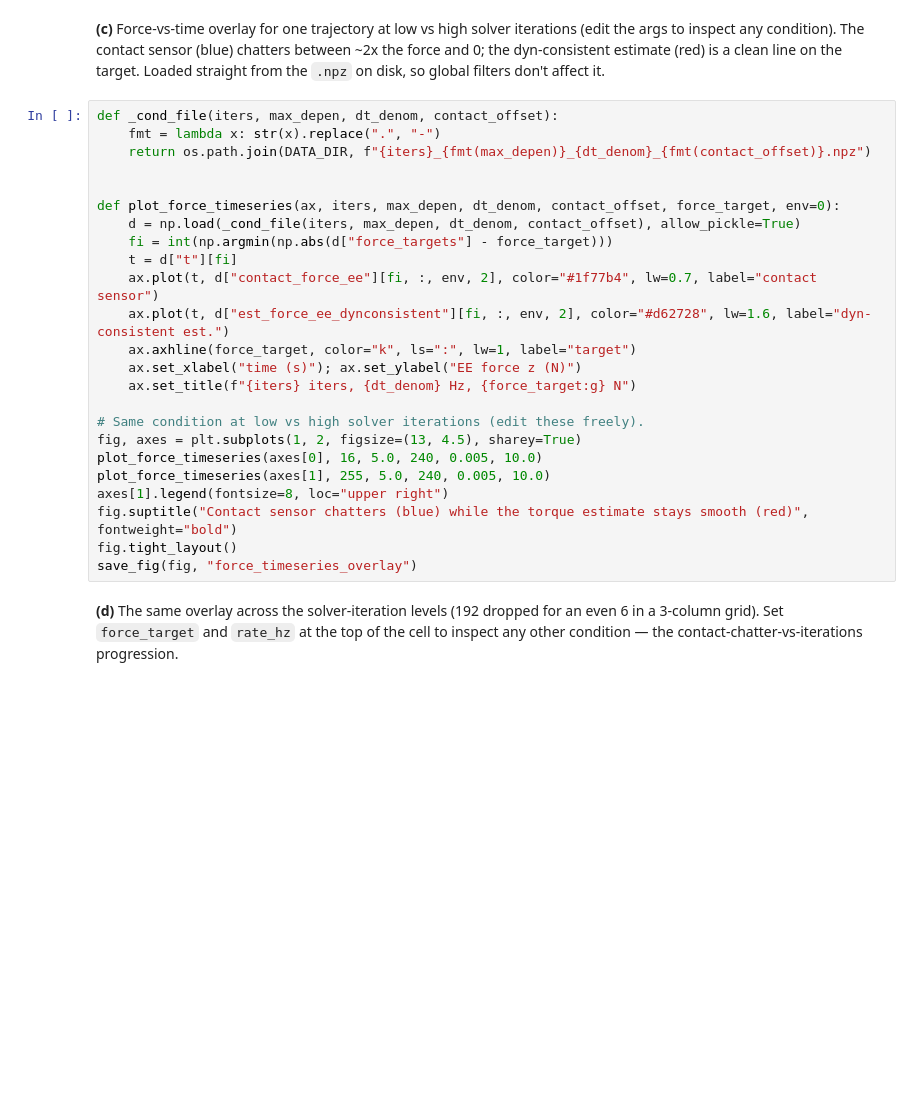
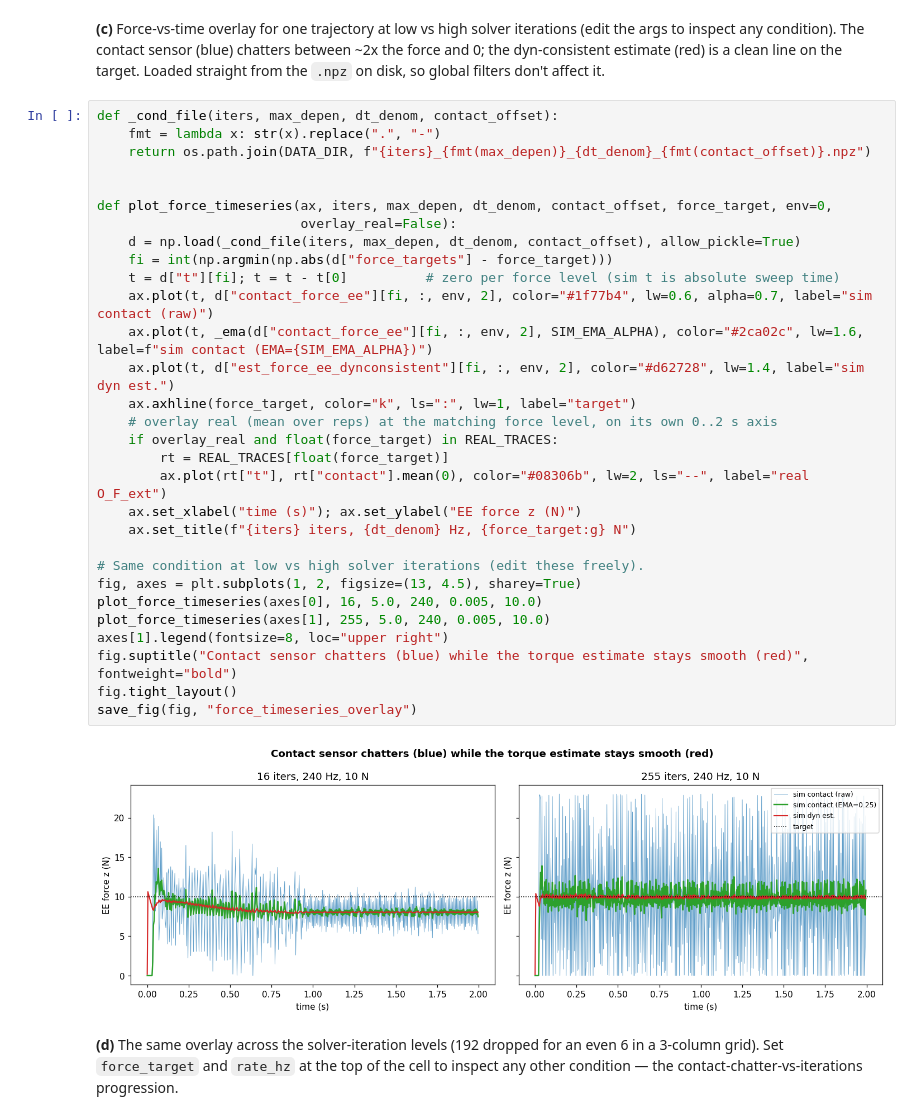
Before and after one commit to RoboNuke/in-contact_sim-real_force_verification, a Jupyter notebook: data_analysis/param_sweep_analysis.ipynb, the cells around one changed output. Drawn from its saved outputs; the diff is of its cells as text; blank space fills up the shorter version.

```diff
--- a/data_analysis/param_sweep_analysis.ipynb
+++ b/data_analysis/param_sweep_analysis.ipynb
@@ -469,27 +570,35 @@ don't affect it.
 # %%
 def _cond_file(iters, max_depen, dt_denom, contact_offset):
     fmt = lambda x: str(x).replace(".", "-")
     return os.path.join(DATA_DIR, f"{iters}_{fmt(max_depen)}_{dt_denom}_{fmt(contact_offset)}.npz")
 
 
-def plot_force_timeseries(ax, iters, max_depen, dt_denom, contact_offset, force_target, env=0):
+def plot_force_timeseries(ax, iters, max_depen, dt_denom, contact_offset, force_target, env=0,
+                          overlay_real=False):
     d = np.load(_cond_file(iters, max_depen, dt_denom, contact_offset), allow_pickle=True)
     fi = int(np.argmin(np.abs(d["force_targets"] - force_target)))
-    t = d["t"][fi]
-    ax.plot(t, d["contact_force_ee"][fi, :, env, 2], color="#1f77b4", lw=0.7, label="contact sensor")
-    ax.plot(t, d["est_force_ee_dynconsistent"][fi, :, env, 2], color="#d62728", lw=1.6, label="dyn-consistent est.")
+    t = d["t"][fi]; t = t - t[0]          # zero per force level (sim t is absolute sweep time)
+    ax.plot(t, d["contact_force_ee"][fi, :, env, 2], color="#1f77b4", lw=0.6, alpha=0.7, label="sim contact (raw)")
+    ax.plot(t, _ema(d["contact_force_ee"][fi, :, env, 2], SIM_EMA_ALPHA), color="#2ca02c", lw=1.6, label=f"sim contact (EMA={SIM_EMA_ALPHA})")
+    ax.plot(t, d["est_force_ee_dynconsistent"][fi, :, env, 2], color="#d62728", lw=1.4, label="sim dyn est.")
     ax.axhline(force_target, color="k", ls=":", lw=1, label="target")
+    # overlay real (mean over reps) at the matching force level, on its own 0..2 s axis
+    if overlay_real and float(force_target) in REAL_TRACES:
+        rt = REAL_TRACES[float(force_target)]
+        ax.plot(rt["t"], rt["contact"].mean(0), color="#08306b", lw=2, ls="--", label="real O_F_ext")
     ax.set_xlabel("time (s)"); ax.set_ylabel("EE force z (N)")
     ax.set_title(f"{iters} iters, {dt_denom} Hz, {force_target:g} N")
 
 # Same condition at low vs high solver iterations (edit these freely).
 fig, axes = plt.subplots(1, 2, figsize=(13, 4.5), sharey=True)
 plot_force_timeseries(axes[0], 16, 5.0, 240, 0.005, 10.0)
 plot_force_timeseries(axes[1], 255, 5.0, 240, 0.005, 10.0)
 axes[1].legend(fontsize=8, loc="upper right")
 fig.suptitle("Contact sensor chatters (blue) while the torque estimate stays smooth (red)", fontweight="bold")
 fig.tight_layout()
 save_fig(fig, "force_timeseries_overlay")
+# %% [output]
+[figure, added]
 # %% [markdown]
 **(d)** The same overlay across the solver-iteration levels (192 dropped for an
 even 6 in a 3-column grid). Set `force_target` and `rate_hz` at the top of the cell
```
Also changed, not shown: parts of 24 cells of this notebook, 20 other files.
